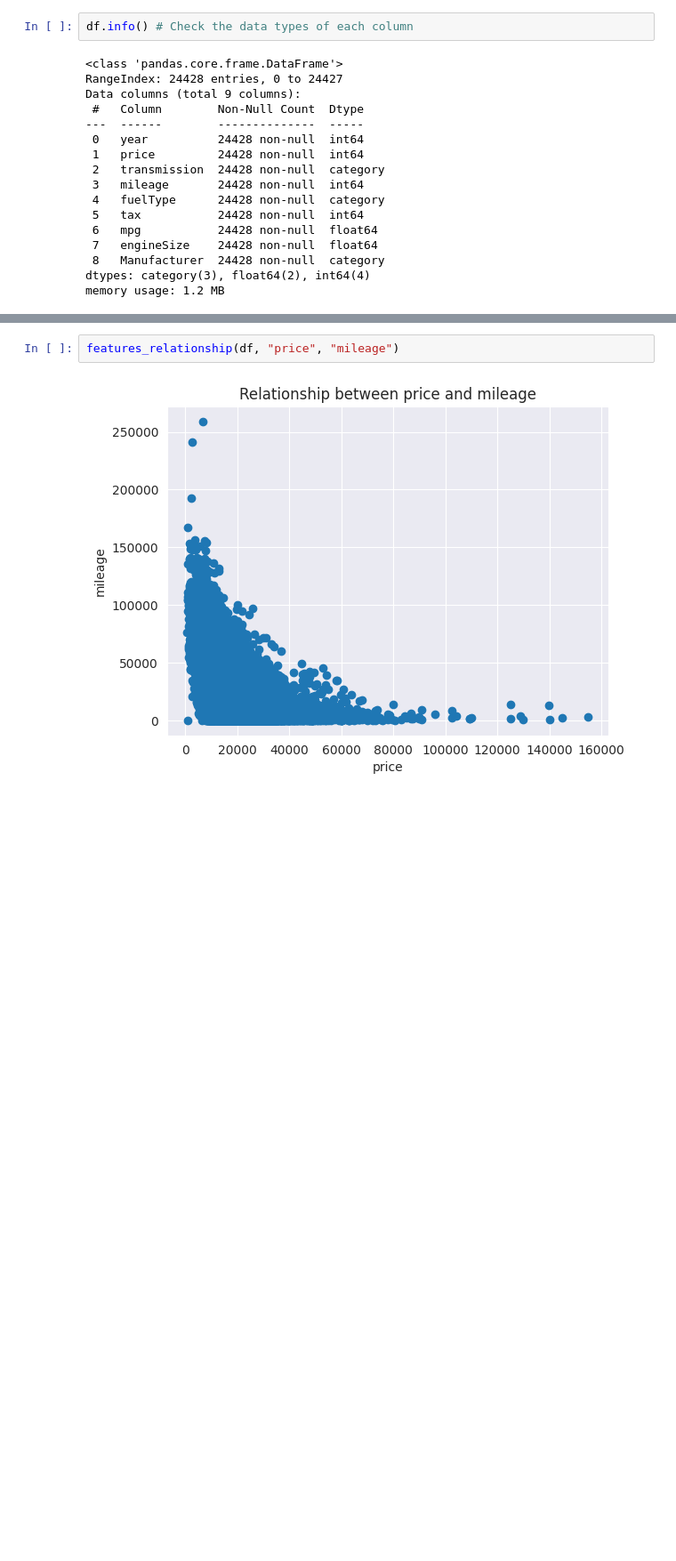
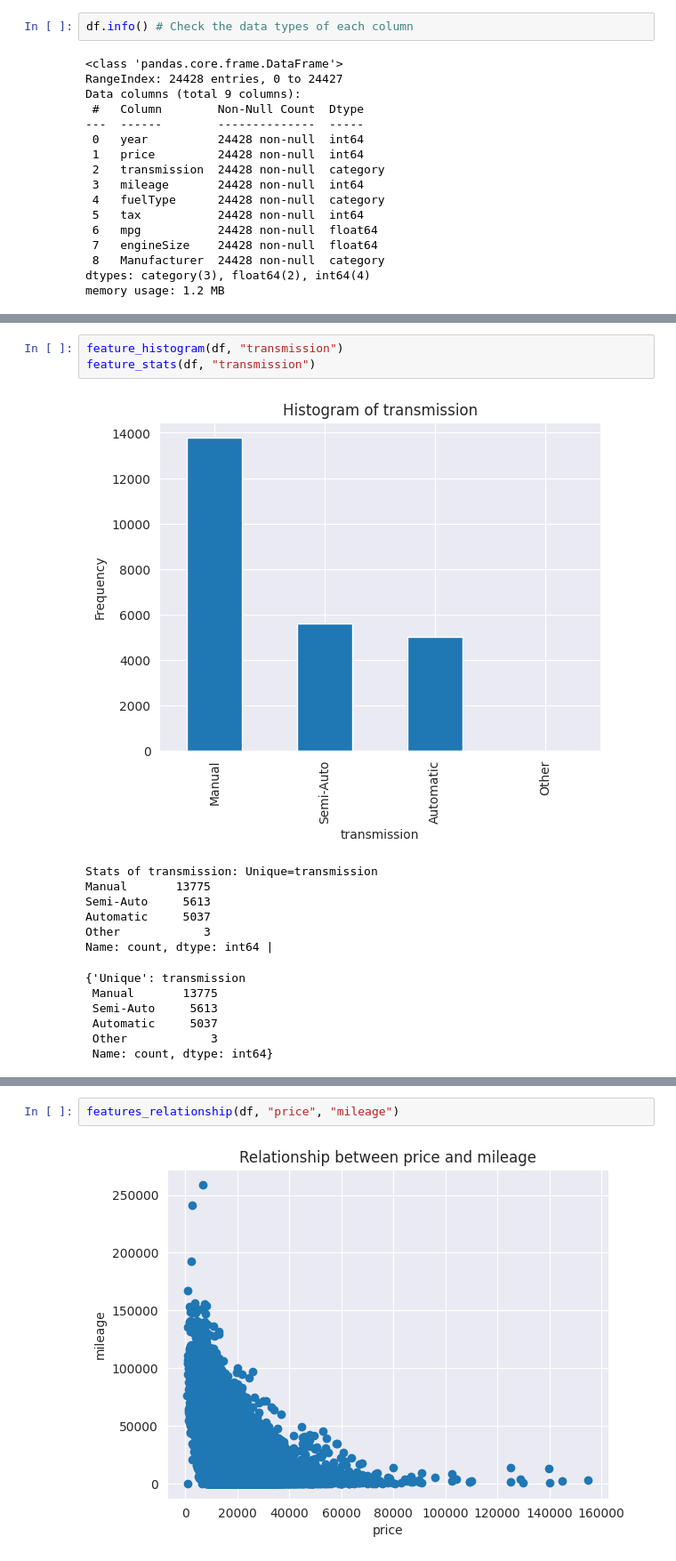
Before and after one commit to Gpascual11/P3_Gerard_Pascual, a Jupyter notebook: P3_NeuralNetworks.ipynb, the cells around one changed output, grey strips where cells are left out. Shown at 89% size. Cells and saved outputs as stored; diff of their text form; blank space fills up the shorter version.

```diff
--- a/P3_NeuralNetworks.ipynb
+++ b/P3_NeuralNetworks.ipynb
@@ -404,0 +482,17 @@ Comentari
+# %%
+feature_histogram(df, "transmission")
+feature_stats(df, "transmission")
+# %% [output]
+[figure, added]
+Stats of transmission: Unique=transmission
+Manual       13775
+Semi-Auto     5613
+Automatic     5037
+Other            3
+Name: count, dtype: int64 |
+{'Unique': transmission
+ Manual       13775
+ Semi-Auto     5613
+ Automatic     5037
+ Other            3
+ Name: count, dtype: int64}
```
Also changed, not shown: parts of 20 cells of this notebook.
